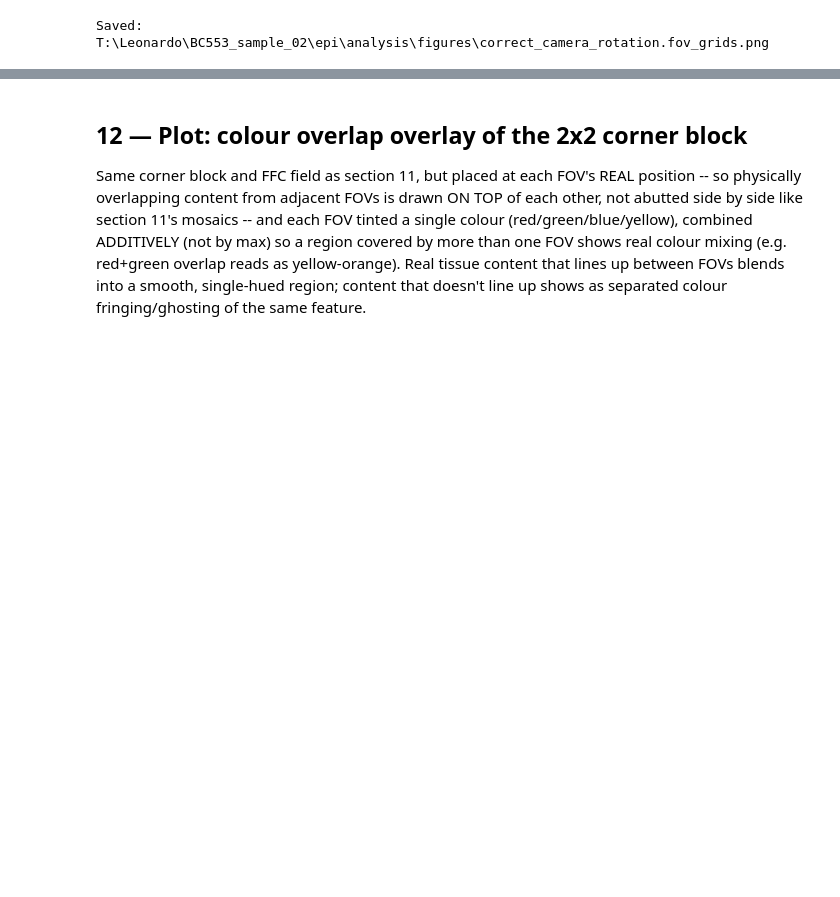
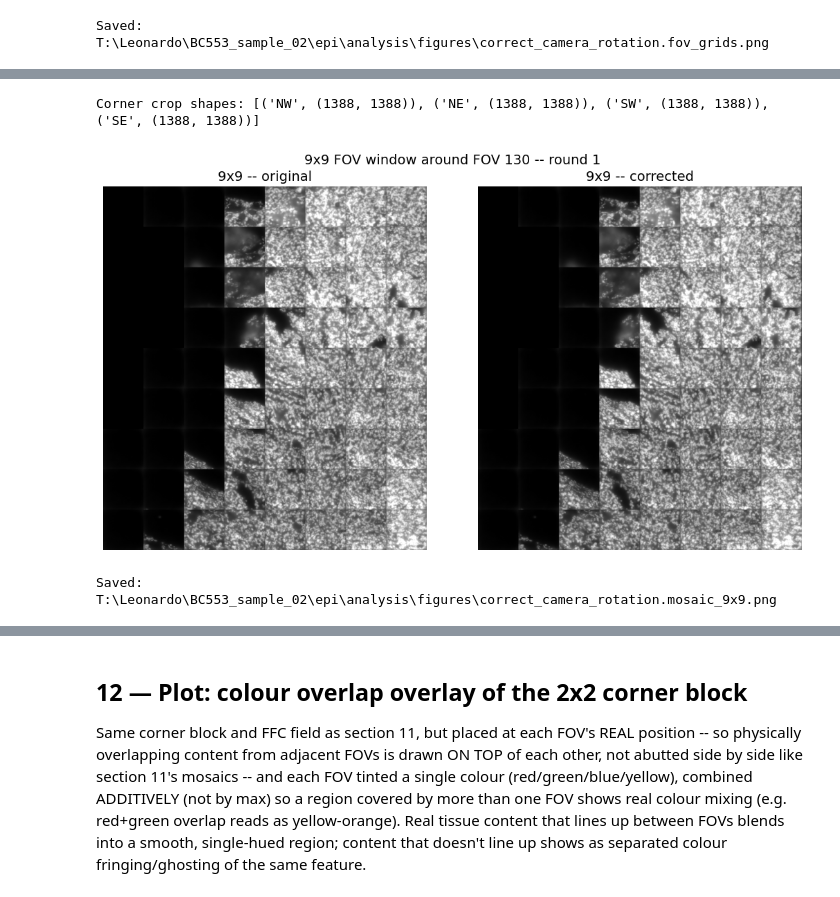
Before and after one commit to leonardosepulveda/MERci, a Jupyter notebook: notebooks/misc/correct_camera_rotation.ipynb, the cells around one changed output, grey strips where cells are left out. Saved outputs shown, nothing was run; the diff lists cells and outputs as text; code cells hidden in the pictures; blank space fills up the shorter version.

```diff
--- a/notebooks/misc/correct_camera_rotation.ipynb
+++ b/notebooks/misc/correct_camera_rotation.ipynb
@@ -449,7 +485,9 @@ else:
         n_anchors=N_ANCHORS,
         tolerance_fraction=TOLERANCE_FRACTION,
         upsample_factor=UPSAMPLE_FACTOR,
-        image_orientation=IMAGE_ORIENTATION,
+        orient_transpose=ORIENT_TRANSPOSE,
+        orient_flip_horizontal=ORIENT_FLIP_HORIZONTAL,
+        orient_flip_vertical=ORIENT_FLIP_VERTICAL,
         seed=SEED,
         progress_callback=_progress,
     )
@@ -741,17 +808,17 @@ an artefact of a black gap):
 # %%
-center_xy      = np.median(np.array(list(full_positions.values())), axis=0)
-half_window_um = MOSAIC_WINDOW_N_FOVS * STEP_SIZE_UM / 2
+center_xy      = full_positions[anchor_fov]
+half_window_um = MOSAIC_9X9_N_FOVS * STEP_SIZE_UM / 2
 window_fov_ids = [
     f for f, (x, y) in full_positions.items()
     if abs(x - center_xy[0]) <= half_window_um and abs(y - center_xy[1]) <= half_window_um
 ]
-print(f"Mosaic-comparison window: {len(window_fov_ids)} FOV(s) around "
+print(f"9x9 window: {len(window_fov_ids)} FOV(s) around FOV {anchor_fov} "
       f"({center_xy[0]:.1f}, {center_xy[1]:.1f}) um "
-      f"(+/-{half_window_um:.1f} um -- MOSAIC_WINDOW_N_FOVS={MOSAIC_WINDOW_N_FOVS}).")
+      f"(+/-{half_window_um:.1f} um -- MOSAIC_9X9_N_FOVS={MOSAIC_9X9_N_FOVS}).")
 
 window_raw_frames, _ = load_raw_frames_for_round(
     target_round_id, meta, reference_frame_idx, fov_subset=window_fov_ids,
     frame_width=config.frame_width, frame_height=config.frame_height,
 )
-print(f"Loaded {len(window_raw_frames)} raw DAPI frame(s) for the global window.")
+print(f"Loaded {len(window_raw_frames)} raw DAPI frame(s) for the 9x9 window.")
 # %% [output]
@@ -838,0 +867,49 @@ Saved: T:\Leonardo\BC553_sample_02\epi\analysis\figures\correct_camera_rotation.
+# %%
+def crop_at(canvas, center_row_px, center_col_px, half_um, pixel_size_um):
+    h, w = canvas.shape[:2]
+    half_px = int(round(half_um / pixel_size_um))
+    r0, r1 = max(center_row_px - half_px, 0), min(center_row_px + half_px, h)
+    c0, c1 = max(center_col_px - half_px, 0), min(center_col_px + half_px, w)
+    return canvas[r0:r1, c0:c1]
+
+
+def four_corner_crops(canvas, half_um, pixel_size_um):
+    """The 3x3 canvas is at NATIVE resolution with all nine tiles the same
+    size, laid out in 3 equal rows/columns -- the four points where the
+    centre FOV meets two 4-connected neighbours and one diagonal neighbour
+    (its own NW/NE/SW/SE corners) sit exactly at 1/3 and 2/3 of the canvas's
+    height/width."""
+    h, w = canvas.shape[:2]
+    row_third, col_third = h / 3, w / 3
+    corners = {
+        "NW": (row_third, col_third), "NE": (row_third, 2 * col_third),
+        "SW": (2 * row_third, col_third), "SE": (2 * row_third, 2 * col_third),
+    }
+    return {
+        name: crop_at(canvas, int(round(r)), int(round(c)), half_um, pixel_size_um)
+        for name, (r, c) in corners.items()
+    }
+
+
+block3x3_original_corners  = four_corner_crops(block3x3_original_canvas, MOSAIC_2X2_ZOOM_HALF_UM, PIXEL_SIZE_UM)
+block3x3_corrected_corners = four_corner_crops(block3x3_corrected_canvas, MOSAIC_2X2_ZOOM_HALF_UM, PIXEL_SIZE_UM)
+print(f"Corner crop shapes: {[(k, v.shape) for k, v in block3x3_original_corners.items()]}")
+# %% [output]
+Corner crop shapes: [('NW', (1388, 1388)), ('NE', (1388, 1388)), ('SW', (1388, 1388)), ('SE', (1388, 1388))]
+# %%
+fig, axes = plt.subplots(1, 2, figsize=(11, 6))
+for ax, canvas, title in ((axes[0], window_original_canvas, "9x9 -- original"),
+                           (axes[1], window_corrected_canvas, "9x9 -- corrected")):
+    ax.imshow(canvas, cmap="gray")
+    ax.set_title(title, fontsize=PLOT_TITLE_FONTSIZE)
+    ax.axis("off")
+fig.suptitle(f"9x9 FOV window around FOV {anchor_fov} -- round {target_round_id}",
+             fontsize=PLOT_TITLE_FONTSIZE)
+fig.tight_layout()
+fig_path = figures_dir / f"{NOTEBOOK_NAME}.mosaic_9x9.png"
+fig.savefig(fig_path, dpi=150)
+plt.show()
+print(f"Saved: {fig_path}")
+# %% [output]
+[figure, added]
+Saved: T:\Leonardo\BC553_sample_02\epi\analysis\figures\correct_camera_rotation.mosaic_9x9.png
```
Also changed, not shown: parts of 20 cells of this notebook, 1 other file.
